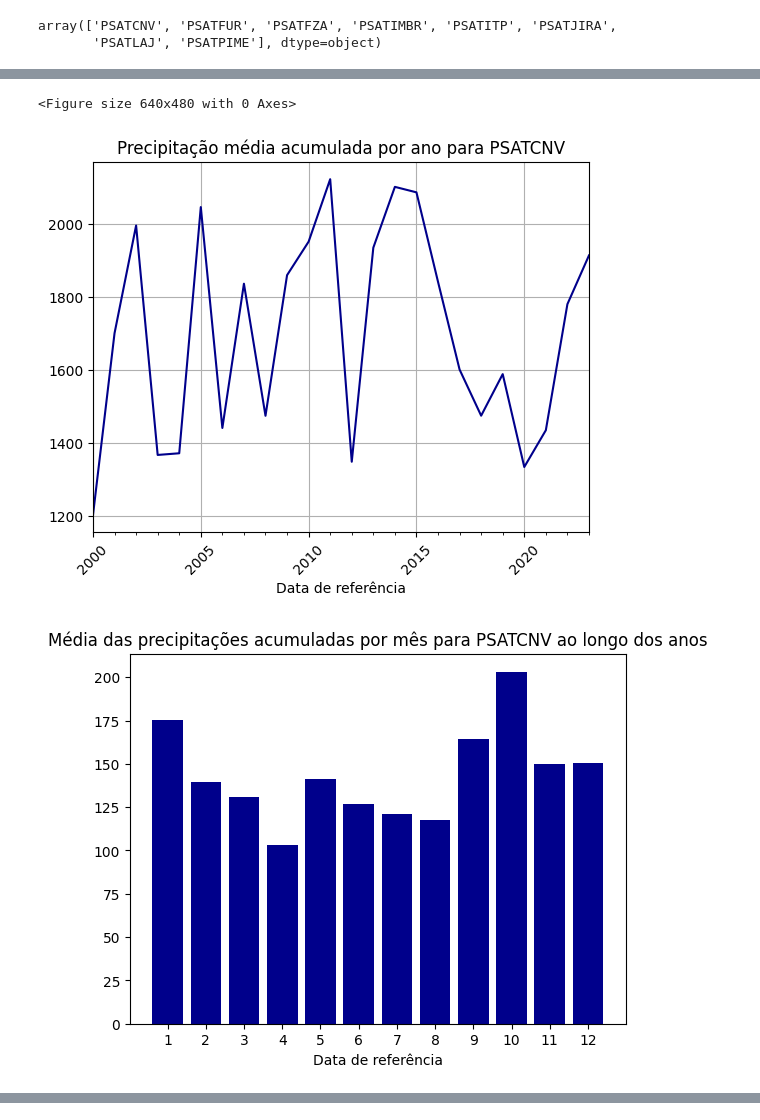
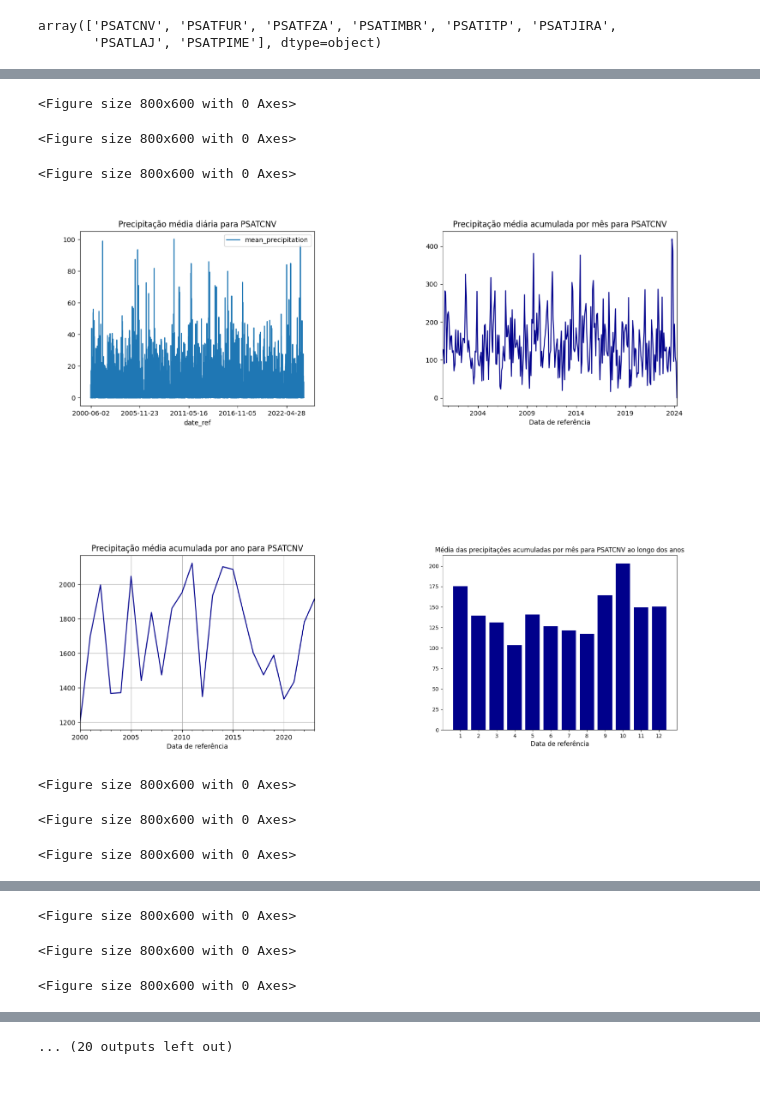
Before and after one commit to Samirnunes/desafio-casa-dos-ventos-ged-20, a Jupyter notebook: src/data_analysis.ipynb, the cells around one changed output, grey strips where cells are left out. Cells and saved outputs as stored; diff of their text form; code cells hidden in the pictures; blank space fills up the shorter version.

Commit message:
add images and plots

```diff
--- a/src/data_analysis.ipynb
+++ b/src/data_analysis.ipynb
@@ -44,9 +39,11 @@ plot_plant_ts_accumulated_by_month(ts_dict, "PSATCNV")
-# %%
-plot_plant_ts_accumulated_by_year(ts_dict, "PSATCNV")
-# %% [output]
-<Figure size 640x480 with 0 Axes>
-[figure, removed]
-# %%
-plot_plant_ts_mean_by_month(ts_dict, "PSATCNV")
-# %% [output]
-[figure, removed]
+# %%
+for plant in plants:
+    precipitation_plots(ts_dict, plant)
+# %% [output]
+<Figure size 800x600 with 0 Axes>
+<Figure size 800x600 with 0 Axes>
+<Figure size 800x600 with 0 Axes>
+[figure, added]
+<Figure size 800x600 with 0 Axes>
+<Figure size 800x600 with 0 Axes>
+<Figure size 800x600 with 0 Axes>
@@ -52,0 +51,3 @@ plot_plant_ts_mean_by_month(ts_dict, "PSATCNV")
+<Figure size 800x600 with 0 Axes>
+<Figure size 800x600 with 0 Axes>
+<Figure size 800x600 with 0 Axes>
@@ -52,0 +55 @@ plot_plant_ts_mean_by_month(ts_dict, "PSATCNV")
+... (20 outputs left out)
```
Also changed, not shown: parts of 2 cells of this notebook, 41 other files.
